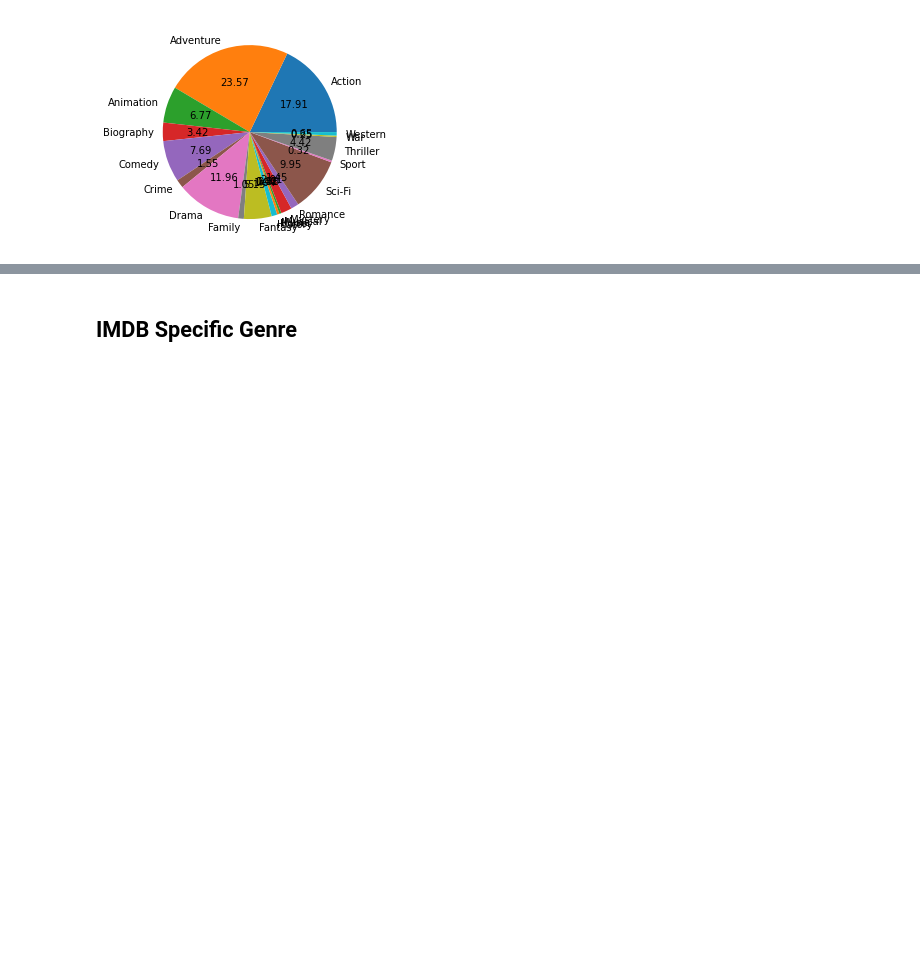
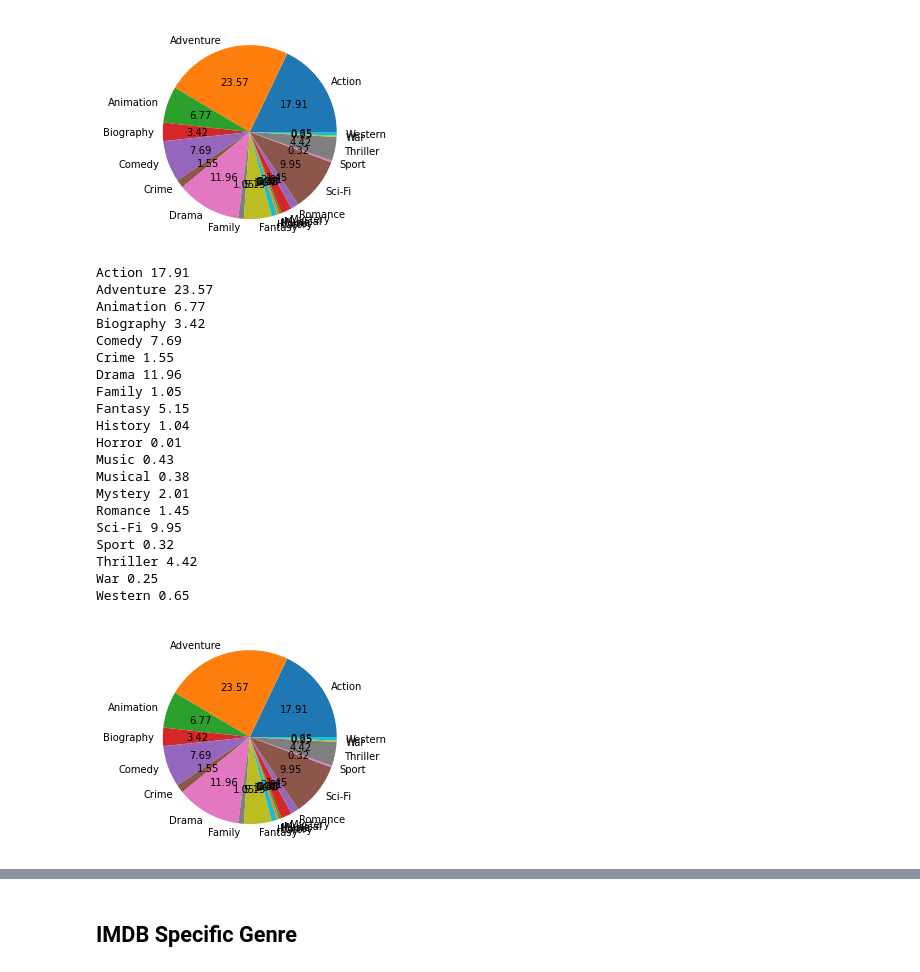
Before and after one commit to sumitkjm/python-learning, a Jupyter notebook: coding ninjas/doubts/Lecture 14-16 - Structured Query Language(SQL) - Basics, IMDB.ipynb, the cells around one changed output, grey strips where cells are left out. Saved outputs shown, nothing was run; the diff lists cells and outputs as text; code cells hidden in the pictures; blank space fills up the shorter version.

```diff
--- a/coding ninjas/doubts/Lecture 14-16 - Structured Query Language(SQL) - Basics, IMDB.ipynb
+++ b/coding ninjas/doubts/Lecture 14-16 - Structured Query Language(SQL) - Basics, IMDB.ipynb
@@ -516,3 +521,65 @@ Thriller 4.42
 War 0.25
 Western 0.65
 [figure]
+# %%
+import pandas as pd
+import sqlite3
+import matplotlib.pyplot as plt
+
+db=sqlite3.connect('IMDB.sqlite')
+data=pd.read_sql_query('select g.genre as genre,e.domestic + e.worldwide as total_earning from earning as e, genre as g where e.movie_id = g.movie_id',db)
+data = data[data['genre']!='']
+
+budget = []
+genre = []
+for row_index, row in data.groupby('genre').sum().iterrows():
+    budget.append(row['total_earning'])
+    genre.append(row_index)
+explode = []
+p = plt.pie(budget,labels=genre,autopct="%.2f")
+text = p[2]
+for i in range(len(p[1])):
+    print(p[1][i].get_text(),end=' ')
+    print(p[2][i].get_text())
+plt.show()
+# data = data[data.genre!='']
+
+count = data["(Domestic + Worldwide)"].sum()
+
+name_genre=data.genre.values
+earning=data["(Domestic + Worldwide)"].values
+
+# p = plt.pie(earning,labels=name_genre,autopct='%.2f')
+# # plt.axis('equal')
+# text = p[2]
+# for i in range(len(p[1])):
+#     print(p[1][i].get_text(),end=' ')
+#     print(p[2][i].get_text())
+
+# plt.show()
+# for ele in range(len(name_genre)):
+#     per=earning[ele]/count
+#     per=per*100
+#     print(name_genre[ele],"{:.2f}".format(float(per)))
+# %% [output]
+Action 17.91
+Adventure 23.57
+Animation 6.77
+Biography 3.42
+Comedy 7.69
+Crime 1.55
+Drama 11.96
+Family 1.05
+Fantasy 5.15
+History 1.04
+Horror 0.01
+Music 0.43
+Musical 0.38
+Mystery 2.01
+Romance 1.45
+Sci-Fi 9.95
+Sport 0.32
+Thriller 4.42
+War 0.25
+Western 0.65
+[figure, added]
```
Also changed, not shown: parts of 3 cells of this notebook, 28 other files.
